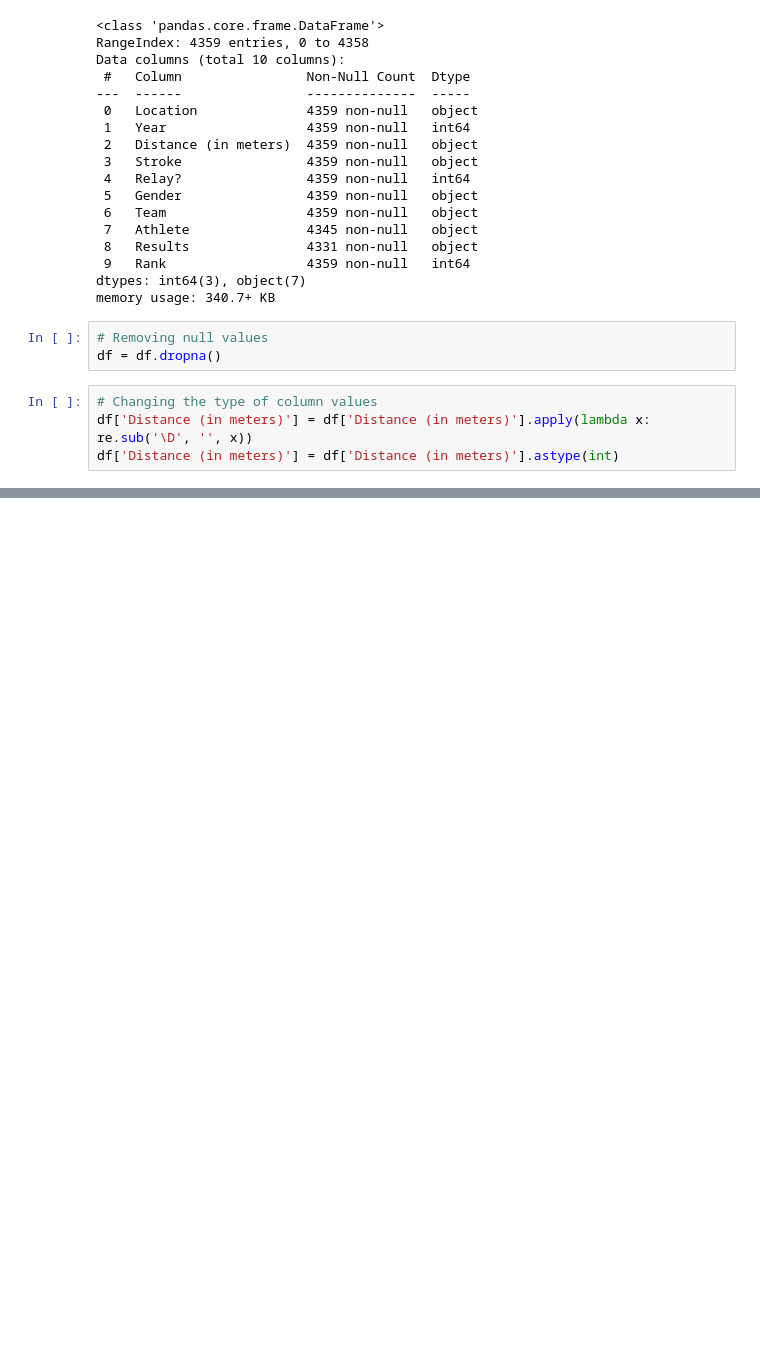
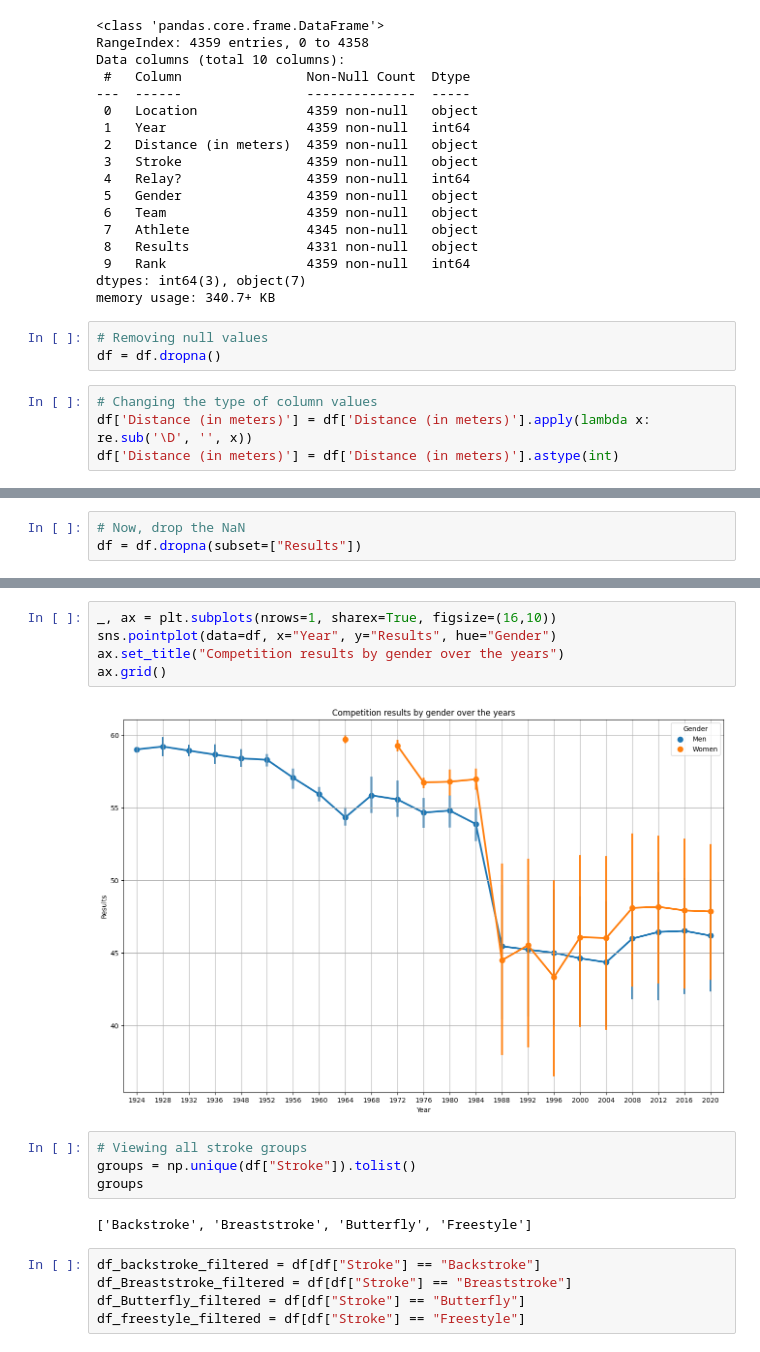
Before and after one commit to BrayanRobert/Exploratory_Analysis_Swimming, a Jupyter notebook: swimming.ipynb, the cells around one changed output, grey strips where cells are left out. Saved outputs shown, nothing was run; the diff lists cells and outputs as text; blank space fills up the shorter version.

```diff
--- a/swimming.ipynb
+++ b/swimming.ipynb
@@ -58,0 +86,3 @@ df.head()
+# %%
+# Now, drop the NaN
+df = df.dropna(subset=["Results"])
@@ -58,0 +106,18 @@ df.head()
+# %%
+_, ax = plt.subplots(nrows=1, sharex=True, figsize=(16,10))
+sns.pointplot(data=df, x="Year", y="Results", hue="Gender")
+ax.set_title("Competition results by gender over the years")
+ax.grid()
+# %% [output]
+[figure, added]
+# %%
+# Viewing all stroke groups
+groups = np.unique(df["Stroke"]).tolist()
+groups
+# %% [output]
+['Backstroke', 'Breaststroke', 'Butterfly', 'Freestyle']
+# %%
+df_backstroke_filtered = df[df["Stroke"] == "Backstroke"]
+df_Breaststroke_filtered = df[df["Stroke"] == "Breaststroke"]
+df_Butterfly_filtered = df[df["Stroke"] == "Butterfly"]
+df_freestyle_filtered = df[df["Stroke"] == "Freestyle"]
```
Also changed, not shown: parts of 8 cells of this notebook.
